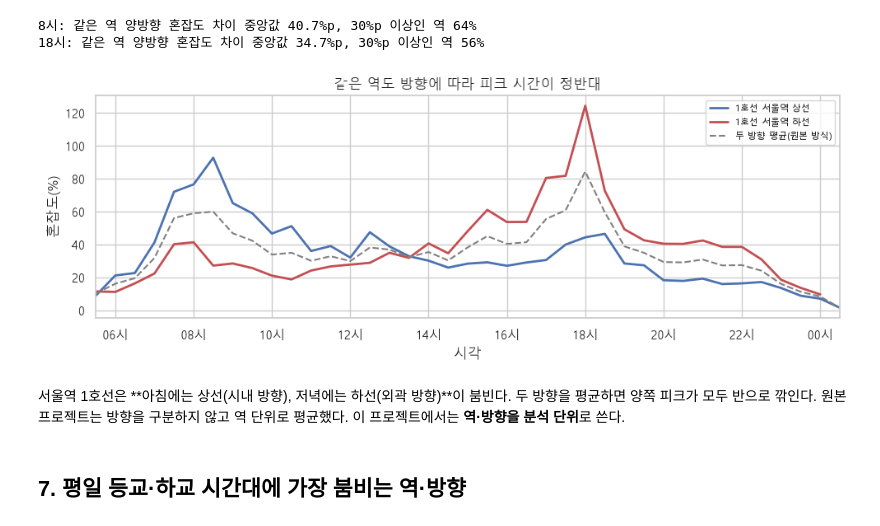
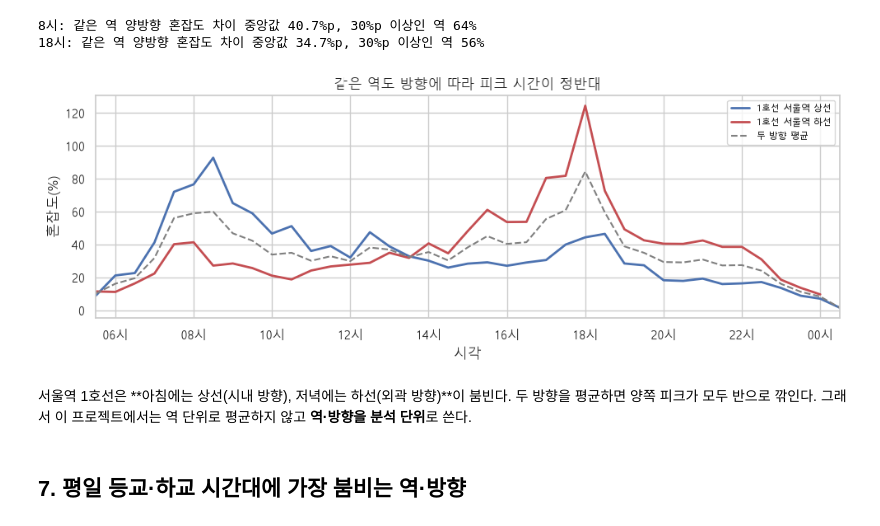
Before and after one commit to minheee0/seoul-subway-congestion, a Jupyter notebook: notebooks/01_eda.ipynb, the cells around one changed output. Drawn from its saved outputs; the diff is of its cells as text; code cells hidden in the pictures.

```diff
--- a/notebooks/01_eda.ipynb
+++ b/notebooks/01_eda.ipynb
@@ -211,17 +211,17 @@ for h in [8.0, 18.0]:
 # %%
 ex = wk[(wk.station == "서울역") & (wk.line == 1)]
 fig, ax = plt.subplots(figsize=(10, 3.8))
 for d, c in [("상선", "#4c72b0"), ("하선", "#c44e52")]:
     s = ex[ex.direction == d]; ax.plot(s.hour, s.congestion, label=f"1호선 서울역 {d}", color=c, lw=2)
-avg = ex.groupby("hour").congestion.mean(); ax.plot(avg.index, avg.values, color="gray", ls="--", label="두 방향 평균(원본 방식)")
+avg = ex.groupby("hour").congestion.mean(); ax.plot(avg.index, avg.values, color="gray", ls="--", label="두 방향 평균")
 ax.set(xlabel="시각", ylabel="혼잡도(%)", xlim=(5.5, 24.5), title="같은 역도 방향에 따라 피크 시간이 정반대")
 ax.set_xticks(range(6, 25, 2)); ax.set_xticklabels([f"{h % 24:02d}시" for h in range(6, 25, 2)]); ax.legend(fontsize=8)
 plt.tight_layout(); plt.savefig(FIG / "03_direction_example.png", dpi=150); plt.show()
 # %% [output]
-[figure, old version]
+[figure, new version]
 # %% [markdown]
 서울역 1호선은 **아침에는 상선(시내 방향), 저녁에는 하선(외곽 방향)**이 붐빈다. 두 방향을 평균하면 양쪽 피크가 모두 반으로 깎인다.
-원본 프로젝트는 방향을 구분하지 않고 역 단위로 평균했다. 이 프로젝트에서는 **역·방향을 분석 단위**로 쓴다.
+그래서 이 프로젝트에서는 역 단위로 평균하지 않고 **역·방향을 분석 단위**로 쓴다.
 # %% [markdown]
 ## 7. 평일 등교·하교 시간대에 가장 붐비는 역·방향
 # %%
```
Also changed, not shown: parts of 7 cells of this notebook, 2 other files.
